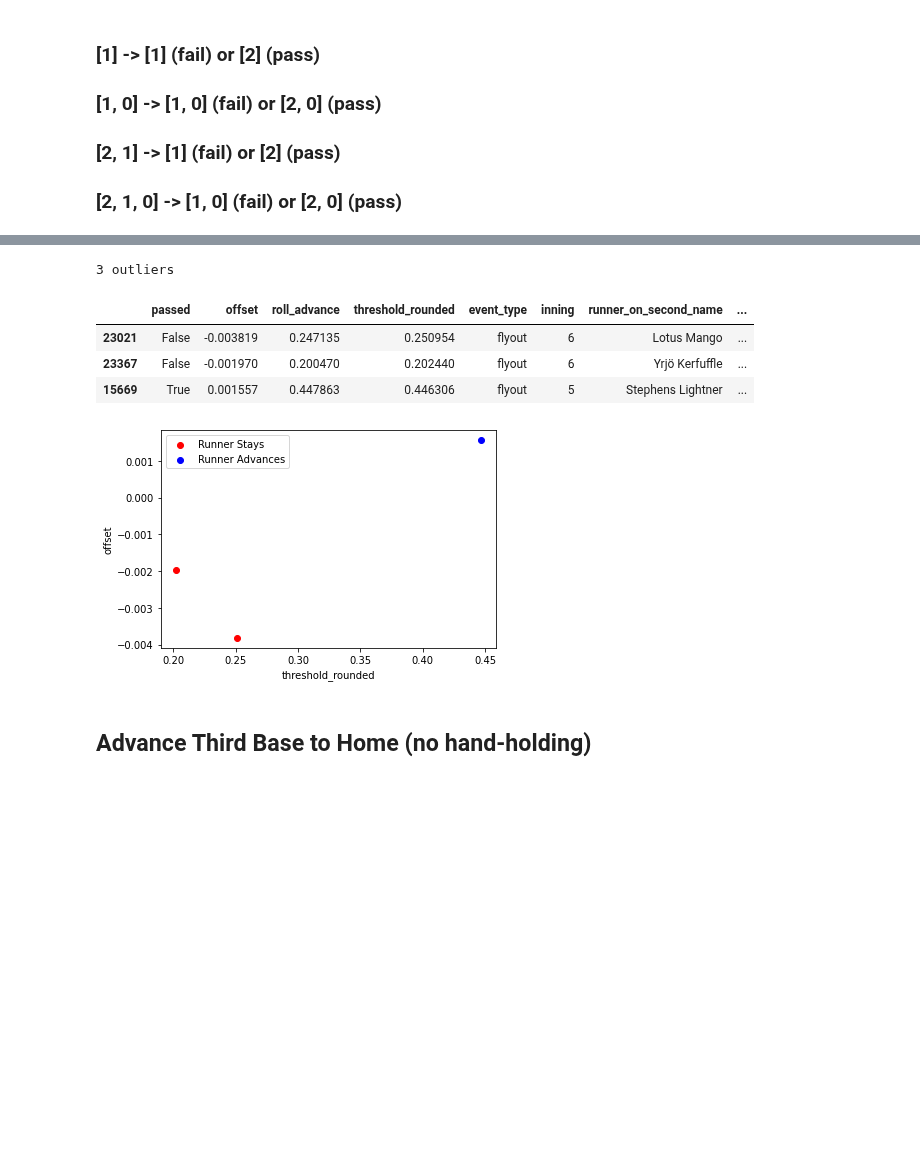
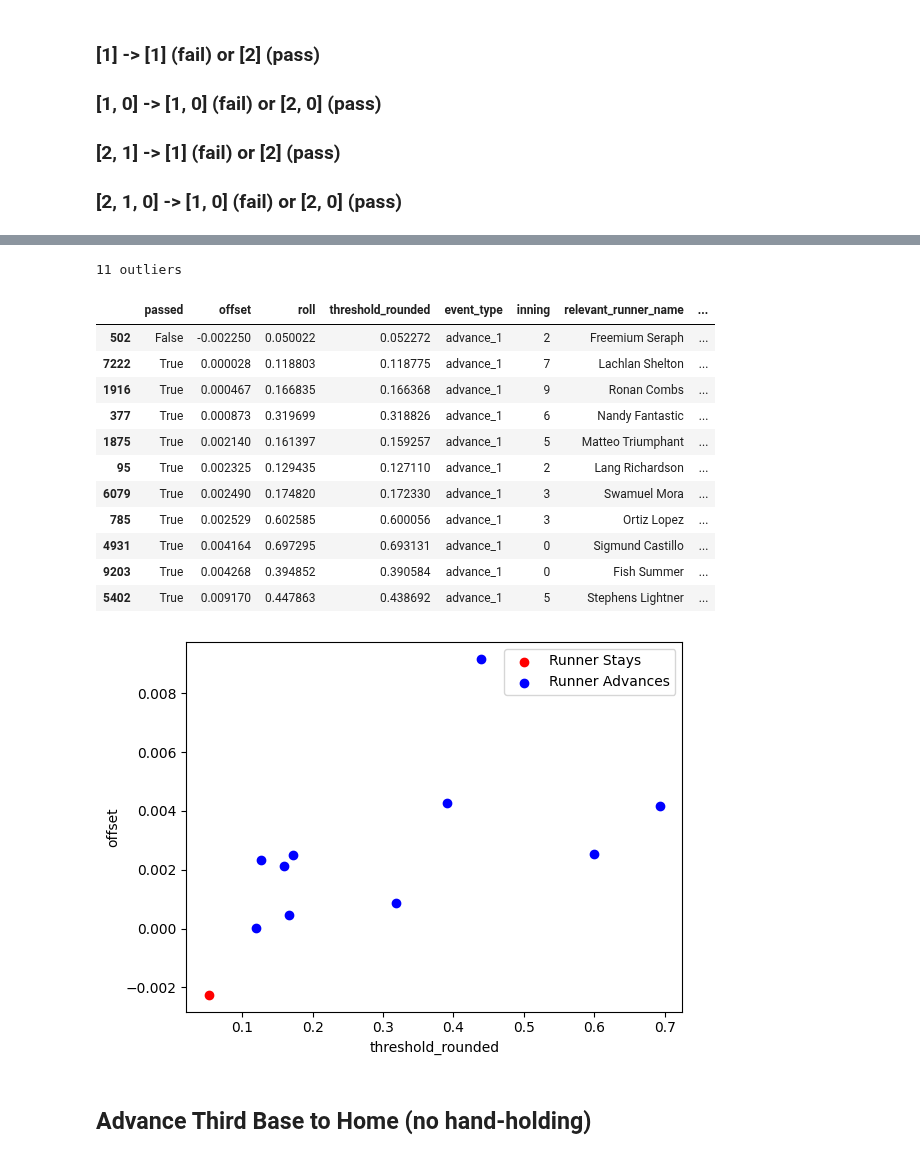
Before and after one commit to xSke/resim, a Jupyter notebook: notebooks/flyouts_master.ipynb, the cells around one changed output, grey strips where cells are left out. Cells and saved outputs as stored; diff of their text form; code cells hidden in the pictures; blank space fills up the shorter version.

Commit message:
Update flyouts notebook to work with latest codebase

```diff
--- a/notebooks/flyouts_master.ipynb
+++ b/notebooks/flyouts_master.ipynb
@@ -642,0 +392,27 @@ See the caveats in the documentation: https://pandas.pydata.org/pandas-docs/stab
+# %%
+dfc1 = df[df['event_type']=='advance_1'].copy()
+
+# dfc['relevant_runner_indulgence_vibes_log'] = dfc1['relevant_runner_indulgence_vibes'].apply(math.log)
+dfc1['relevant_relevant_runner_indulgence_vibes_squh'] = dfc1['relevant_runner_indulgence_vibes']**2/(1 + 0.2*dfc1['relevant_runner_vibes'])
+dfc1['relevant_relevant_runner_indulgence_vibes_sq'] = dfc1['relevant_runner_indulgence_vibes']**2
+dfc1['relevant_runner_indulgence_vibes_pow'] = dfc1['relevant_runner_indulgence_vibes']**3.5
+y = dfc1["passed"]
+X = dfc1[
+    [
+        # "roll_log",
+        "roll",
+        # 'relevant_runner_indulgence_vibes_log',
+        'relevant_runner_indulgence_vibes',
+        'relevant_relevant_runner_indulgence_vibes_squh',
+        'relevant_relevant_runner_indulgence_vibes_sq',
+        'ballpark_inconvenience',
+        'ballpark_elongation',
+    ]
+].copy()
+
+# Test out a specific coefficient
+X["roll"] = X["roll"]+0.1*X["ballpark_elongation"]
+X.drop("ballpark_elongation", axis="columns", inplace=True)
+X["roll"] = X["roll"]+0.1*X["ballpark_inconvenience"]
+X.drop("ballpark_inconvenience", axis="columns", inplace=True)
+X
@@ -777,7 +537,7 @@ ax.legend()
 # %%
 # Outliers
-dfc["offset"] = dfc["roll_advance"] - dfc["threshold_rounded"]
-outliers = dfc[(dfc["passed"] & (dfc["offset"] >= 0)) | (~dfc["passed"] & (dfc["offset"] <= 0))]
+dfc1["offset"] = dfc1["roll"] - dfc1["threshold_rounded"]
+outliers = dfc1[(dfc1["passed"] & (dfc1["offset"] >= 0)) | (~dfc1["passed"] & (dfc1["offset"] <= 0))]
 print(f"{len(outliers)} outliers")
 
 fig, ax = plt.subplots(1, facecolor='white')
@@ -788,44 +548,54 @@ ax.scatter(
     color="red",
     label="Runner Stays",
 )
 ax.scatter(
     outliers[outliers["passed"]][x_val],
     outliers[outliers["passed"]]["offset"],
     color="blue",
     label="Runner Advances",
 )
 ax.set_xlabel(x_val)
 ax.set_ylabel("offset")
 ax.legend()
 
 outliers[
     [
         "passed",
         "offset",
-        "roll_advance",
+        "roll",
         "threshold_rounded",
         "event_type",
         "inning",
-        "runner_on_second_name",
-        "fielder_name",
-        "runner_on_second_mods",
-        "fielder_mods",
+        "relevant_runner_name",
+        "relevant_runner_indulgence_vibes",
+        # "fielder_name",
+        "relevant_runner_mods",
+        # "fielder_mods",
         "batting_team_mods",
+        "baserunners",
         "pitching_team_mods",
         "weather",
         "season",
         "day",
         "game_id",
         "play_count",
     ]
 ].sort_values("offset", ascending=True)
 # %% [output]
-3 outliers
+11 outliers
-|  | passed | offset | roll_advance | threshold_rounded | event_type | inning | runner_on_second_name | ... |
-| 23021 | False | -0.003819 | 0.247135 | 0.250954 | flyout | 6 | Lotus Mango | ... |
-| 23367 | False | -0.001970 | 0.200470 | 0.202440 | flyout | 6 | Yrjö Kerfuffle | ... |
-| 15669 | True | 0.001557 | 0.447863 | 0.446306 | flyout | 5 | Stephens Lightner | ... |
+|  | passed | offset | roll | threshold_rounded | event_type | inning | relevant_runner_name | ... |
+| 502 | False | -0.002250 | 0.050022 | 0.052272 | advance_1 | 2 | Freemium Seraph | ... |
+| 7222 | True | 0.000028 | 0.118803 | 0.118775 | advance_1 | 7 | Lachlan Shelton | ... |
+| 1916 | True | 0.000467 | 0.166835 | 0.166368 | advance_1 | 9 | Ronan Combs | ... |
+| 377 | True | 0.000873 | 0.319699 | 0.318826 | advance_1 | 6 | Nandy Fantastic | ... |
+| 1875 | True | 0.002140 | 0.161397 | 0.159257 | advance_1 | 5 | Matteo Triumphant | ... |
+| 95 | True | 0.002325 | 0.129435 | 0.127110 | advance_1 | 2 | Lang Richardson | ... |
+| 6079 | True | 0.002490 | 0.174820 | 0.172330 | advance_1 | 3 | Swamuel Mora | ... |
+| 785 | True | 0.002529 | 0.602585 | 0.600056 | advance_1 | 3 | Ortiz Lopez | ... |
+| 4931 | True | 0.004164 | 0.697295 | 0.693131 | advance_1 | 0 | Sigmund Castillo | ... |
+| 9203 | True | 0.004268 | 0.394852 | 0.390584 | advance_1 | 0 | Fish Summer | ... |
+| 5402 | True | 0.009170 | 0.447863 | 0.438692 | advance_1 | 5 | Stephens Lightner | ... |
-[figure, old version]
+[figure, new version]
 # %% [markdown]
 ## Advance Third Base to Home (no hand-holding)
 # %% [markdown]
```
Also changed, not shown: parts of 34 cells of this notebook.
